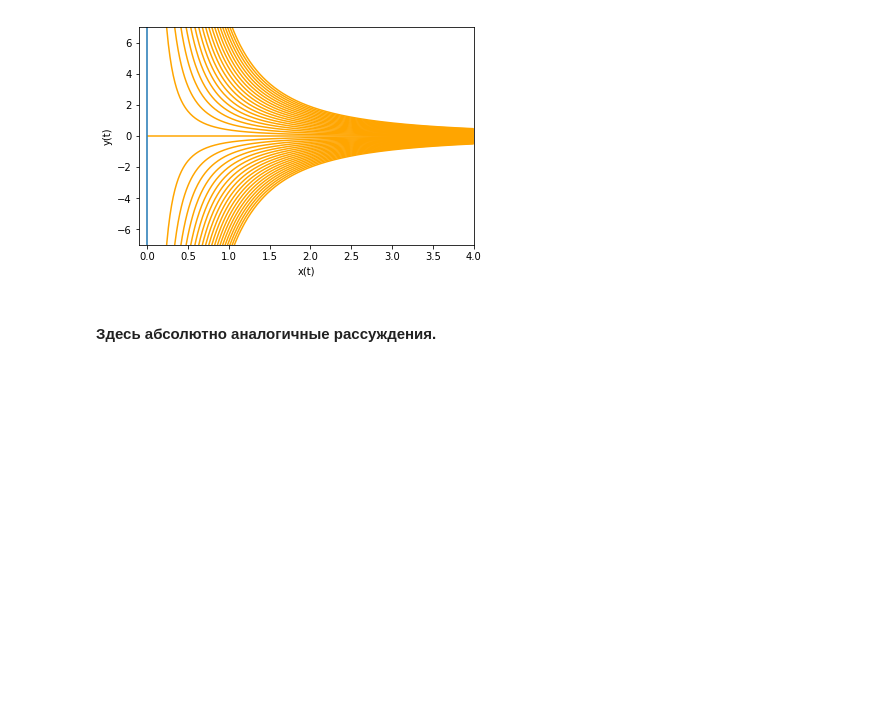
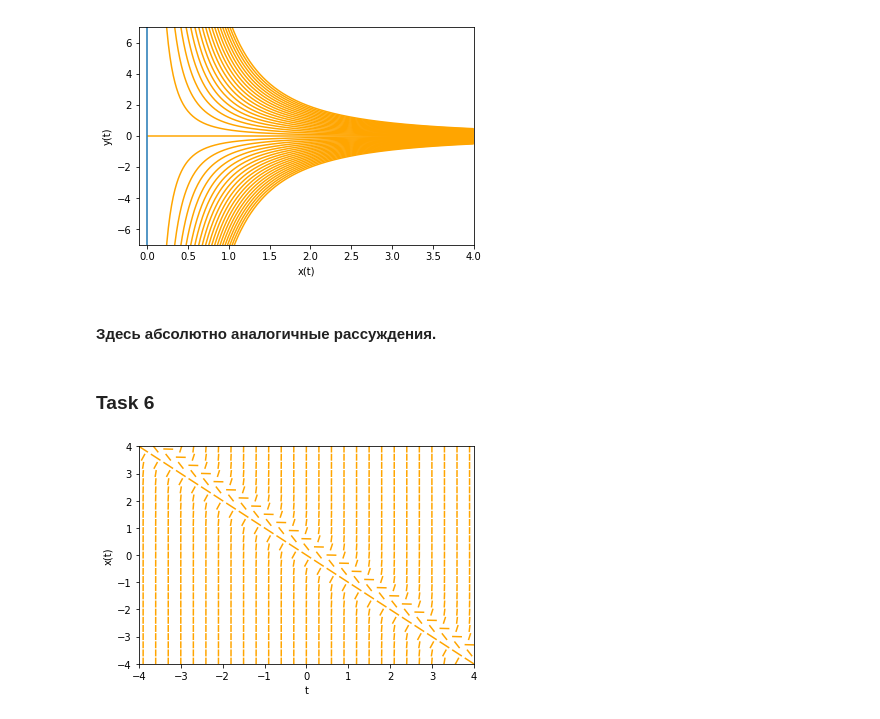
Before and after one commit to peinrules/differential_equations, a Jupyter notebook: Slope_fields.ipynb, the cells around one changed output. Saved outputs shown, nothing was run; the diff lists cells and outputs as text; code cells hidden in the pictures; blank space fills up the shorter version.

Commit message:
tasks 1-6

```diff
--- a/Slope_fields.ipynb
+++ b/Slope_fields.ipynb
@@ -108,3 +175,11 @@ phasePath(foo)
 [figure]
 # %% [markdown]
 #### Здесь абсолютно аналогичные рассуждения.
+# %% [markdown]
+### Task 6
+# %%
+def foo(t, x): # Исходное уравнение
+    return (-4 * t -4 * x + 1) ** 2 - 2
+slopeField(foo)
+# %% [output]
+[figure, added]
```
Also changed, not shown: parts of 17 cells of this notebook.
